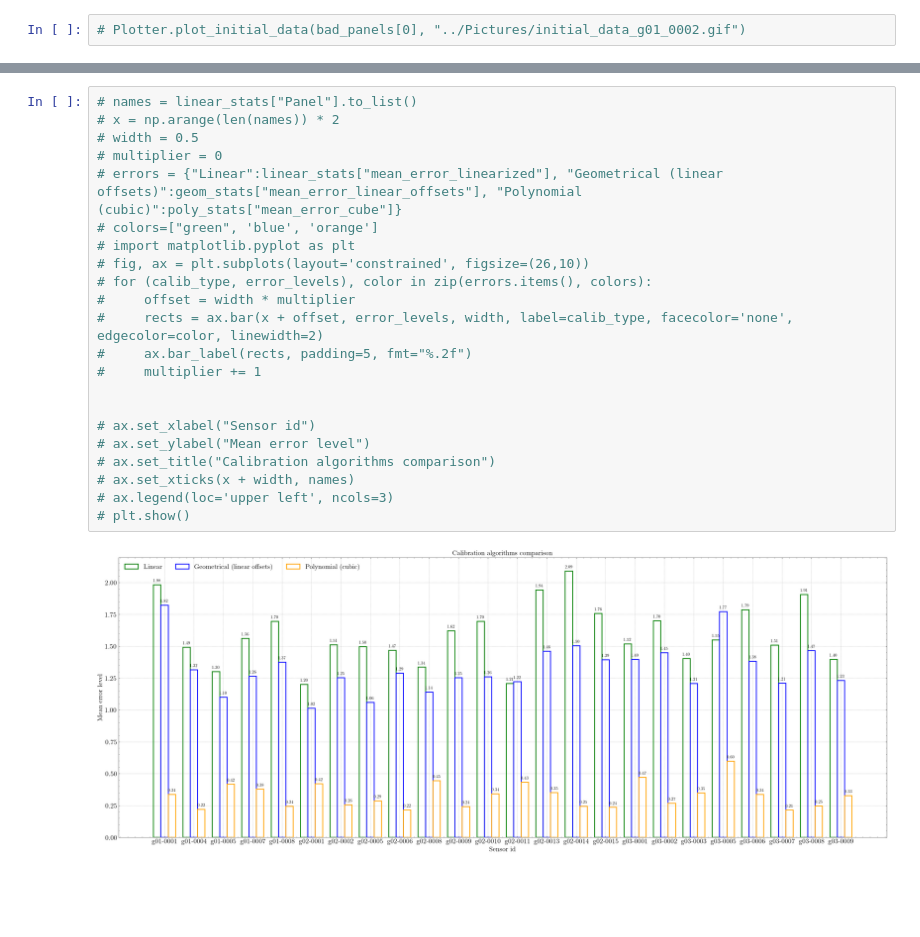
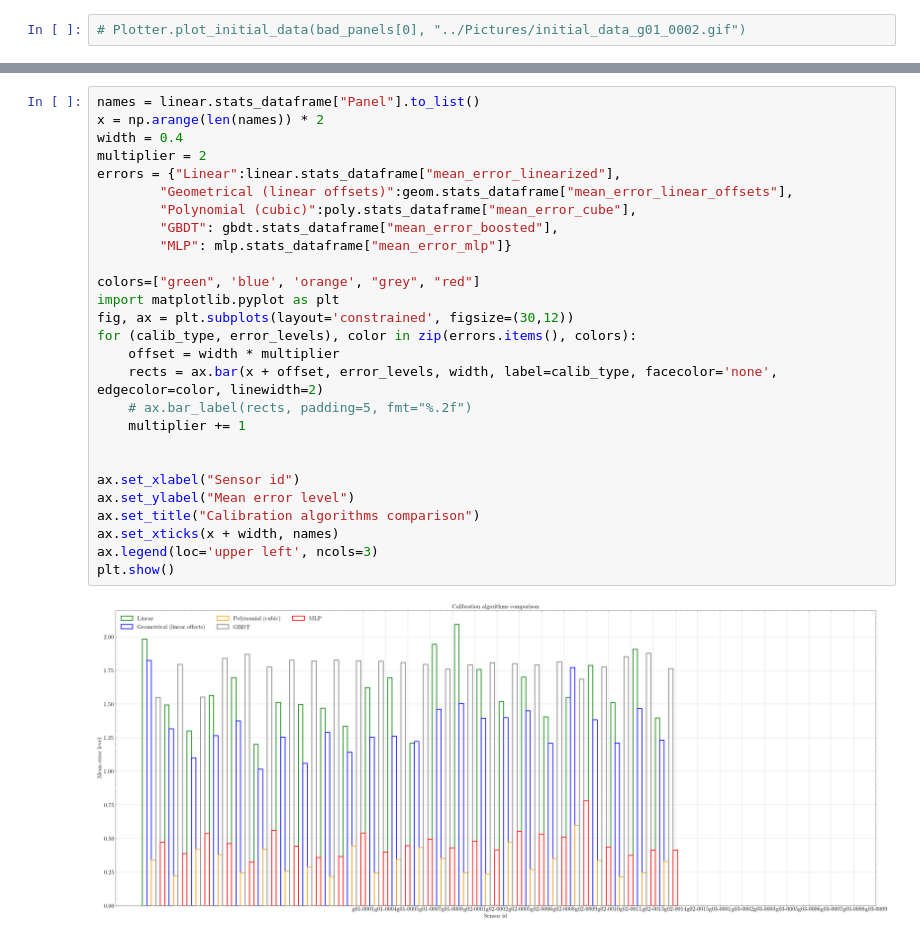
Before and after one commit to 14Og/diploma, a Jupyter notebook: Sources/UtilNotebook.ipynb, the cells around one changed output, grey strips where cells are left out. Saved outputs shown, nothing was run; the diff lists cells and outputs as text; blank space fills up the shorter version.

```diff
--- a/Sources/UtilNotebook.ipynb
+++ b/Sources/UtilNotebook.ipynb
@@ -97,24 +144,29 @@ NameError: name 'linear_errors' is not defined
 # %%
-# names = linear_stats["Panel"].to_list()
-# x = np.arange(len(names)) * 2
-# width = 0.5
-# multiplier = 0
-# errors = {"Linear":linear_stats["mean_error_linearized"], "Geometrical (linear offsets)":geom_stats["mean_error_linear_offsets"], "Polynomial (cubic)":poly_stats["mean_error_cube"]}
-# colors=["green", 'blue', 'orange']
-# import matplotlib.pyplot as plt
-# fig, ax = plt.subplots(layout='constrained', figsize=(26,10))
-# for (calib_type, error_levels), color in zip(errors.items(), colors):
-#     offset = width * multiplier
-#     rects = ax.bar(x + offset, error_levels, width, label=calib_type, facecolor='none', edgecolor=color, linewidth=2)
-#     ax.bar_label(rects, padding=5, fmt="%.2f")
-#     multiplier += 1
+names = linear.stats_dataframe["Panel"].to_list()
+x = np.arange(len(names)) * 2
+width = 0.4
+multiplier = 2
+errors = {"Linear":linear.stats_dataframe["mean_error_linearized"],
+        "Geometrical (linear offsets)":geom.stats_dataframe["mean_error_linear_offsets"],
+        "Polynomial (cubic)":poly.stats_dataframe["mean_error_cube"],
+        "GBDT": gbdt.stats_dataframe["mean_error_boosted"],
+        "MLP": mlp.stats_dataframe["mean_error_mlp"]}
+
+colors=["green", 'blue', 'orange', "grey", "red"]
+import matplotlib.pyplot as plt
+fig, ax = plt.subplots(layout='constrained', figsize=(30,12))
+for (calib_type, error_levels), color in zip(errors.items(), colors):
+    offset = width * multiplier
+    rects = ax.bar(x + offset, error_levels, width, label=calib_type, facecolor='none', edgecolor=color, linewidth=2)
+    # ax.bar_label(rects, padding=5, fmt="%.2f")
+    multiplier += 1
 
 
-# ax.set_xlabel("Sensor id")
-# ax.set_ylabel("Mean error level")
-# ax.set_title("Calibration algorithms comparison")
-# ax.set_xticks(x + width, names)
-# ax.legend(loc='upper left', ncols=3)
-# plt.show()
+ax.set_xlabel("Sensor id")
+ax.set_ylabel("Mean error level")
+ax.set_title("Calibration algorithms comparison")
+ax.set_xticks(x + width, names)
+ax.legend(loc='upper left', ncols=3)
+plt.show()
 # %% [output]
-[figure, old version]
+[figure, new version]
```
Also changed, not shown: parts of 16 cells of this notebook, 10 other files.
